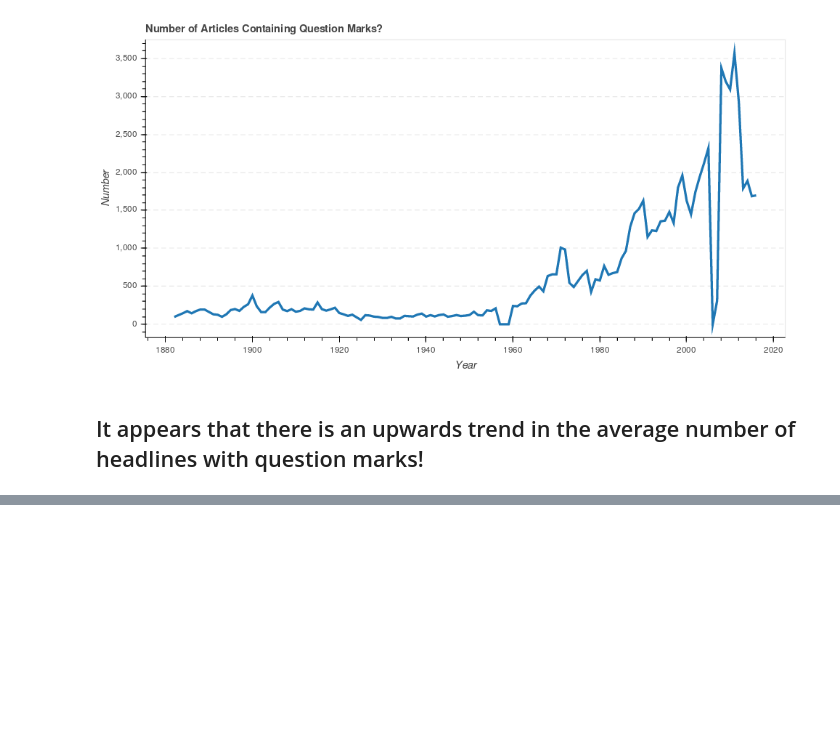
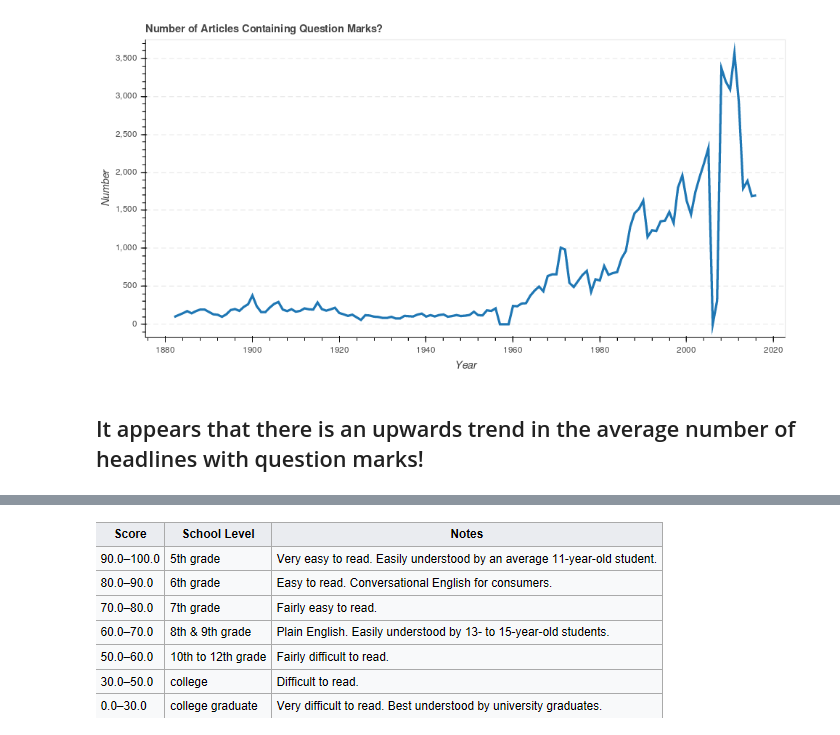
Before and after one commit to headlineanalysis/CSCE489, a Jupyter notebook: NYT_Analysis.ipynb, the cells around one changed output, grey strips where cells are left out. Saved outputs shown, nothing was run; the diff lists cells and outputs as text; code cells hidden in the pictures; blank space fills up the shorter version.

```diff
--- a/NYT_Analysis.ipynb
+++ b/NYT_Analysis.ipynb
@@ -415,0 +382,6 @@ Image("./images/question-marks.png")
+# %%
+#From wipedia : https://en.wikipedia.org/wiki/Flesch%E2%80%93Kincaid_readability_tests
+from IPython.display import Image
+Image("read.png")
+# %% [output]
+[figure, added]
```
Also changed, not shown: parts of 48 cells of this notebook, 10 other files.
